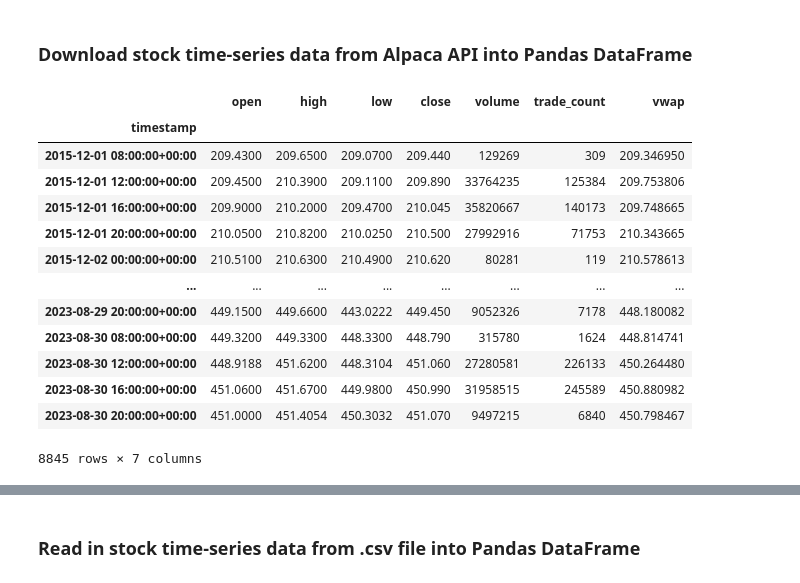
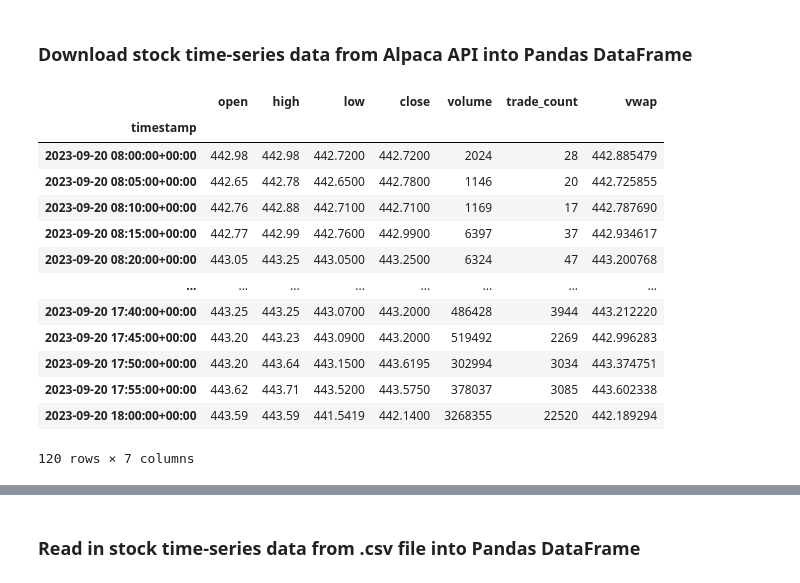
Before and after one commit to CincoCoding/Hyperspace-ML-Optimizer, a Jupyter notebook: notebook/HyperspaceMLOptimizer.ipynb, the cells around one changed output, grey strips where cells are left out. Cells and saved outputs as stored; diff of their text form; code cells hidden in the pictures.

```diff
--- a/notebook/HyperspaceMLOptimizer.ipynb
+++ b/notebook/HyperspaceMLOptimizer.ipynb
@@ -69,36 +84,36 @@ Intel(R) Extension for Scikit-learn* enabled (https://github.com/intel/scikit-le
 # %%
 # THE FOLLOWING IS TO REQUEST IN DATA USING THE ALPACA_API
 # API credentials
 API_KEY = 'PKD98H4EZF8YRDLUZ5I2'
 SECRET_KEY = 'b5ZbNnx35m3uaB6vRnrU7TLQlgEfDw0bKf1Y8Zsm'
 API_BASE_URL = "https://paper-api.alpaca.markets"
 
 # Create a connection to the API
 api = tradeapi.REST(API_KEY, SECRET_KEY, API_BASE_URL, api_version="v2")
 
 # Set the ticket symbol and the number of shares to buy
 ticker = "SPY"
 
 # Make API call
-signals_df = api.get_bars(ticker, "4hour", "2022-08-01", "2023-08-30", adjustment='raw').df
+signals_df = api.get_bars(ticker, "5min", start="2023-09-20").df
 
 # # Save the DataFrame with the date index
 # signals_df.to_csv('SPY_15min_time_series_df.csv')
 
 # create a seperate dataframe for signals
 signals_df
 # %% [output]
 |  | open | high | low | close | volume | trade_count | vwap |
 | timestamp |  |  |  |  |  |  |  |
-| 2015-12-01 08:00:00+00:00 | 209.4300 | 209.6500 | 209.0700 | 209.440 | 129269 | 309 | 209.346950 |
-| 2015-12-01 12:00:00+00:00 | 209.4500 | 210.3900 | 209.1100 | 209.890 | 33764235 | 125384 | 209.753806 |
-| 2015-12-01 16:00:00+00:00 | 209.9000 | 210.2000 | 209.4700 | 210.045 | 35820667 | 140173 | 209.748665 |
-| 2015-12-01 20:00:00+00:00 | 210.0500 | 210.8200 | 210.0250 | 210.500 | 27992916 | 71753 | 210.343665 |
-| 2015-12-02 00:00:00+00:00 | 210.5100 | 210.6300 | 210.4900 | 210.620 | 80281 | 119 | 210.578613 |
+| 2023-09-20 08:00:00+00:00 | 442.98 | 442.98 | 442.7200 | 442.7200 | 2024 | 28 | 442.885479 |
+| 2023-09-20 08:05:00+00:00 | 442.65 | 442.78 | 442.6500 | 442.7800 | 1146 | 20 | 442.725855 |
+| 2023-09-20 08:10:00+00:00 | 442.76 | 442.88 | 442.7100 | 442.7100 | 1169 | 17 | 442.787690 |
+| 2023-09-20 08:15:00+00:00 | 442.77 | 442.99 | 442.7600 | 442.9900 | 6397 | 37 | 442.934617 |
+| 2023-09-20 08:20:00+00:00 | 443.05 | 443.25 | 443.0500 | 443.2500 | 6324 | 47 | 443.200768 |
 | ... | ... | ... | ... | ... | ... | ... | ... |
-| 2023-08-29 20:00:00+00:00 | 449.1500 | 449.6600 | 443.0222 | 449.450 | 9052326 | 7178 | 448.180082 |
-| 2023-08-30 08:00:00+00:00 | 449.3200 | 449.3300 | 448.3300 | 448.790 | 315780 | 1624 | 448.814741 |
-| 2023-08-30 12:00:00+00:00 | 448.9188 | 451.6200 | 448.3104 | 451.060 | 27280581 | 226133 | 450.264480 |
-| 2023-08-30 16:00:00+00:00 | 451.0600 | 451.6700 | 449.9800 | 450.990 | 31958515 | 245589 | 450.880982 |
-| 2023-08-30 20:00:00+00:00 | 451.0000 | 451.4054 | 450.3032 | 451.070 | 9497215 | 6840 | 450.798467 |
+| 2023-09-20 17:40:00+00:00 | 443.25 | 443.25 | 443.0700 | 443.2000 | 486428 | 3944 | 443.212220 |
+| 2023-09-20 17:45:00+00:00 | 443.20 | 443.23 | 443.0900 | 443.2000 | 519492 | 2269 | 442.996283 |
+| 2023-09-20 17:50:00+00:00 | 443.20 | 443.64 | 443.1500 | 443.6195 | 302994 | 3034 | 443.374751 |
+| 2023-09-20 17:55:00+00:00 | 443.62 | 443.71 | 443.5200 | 443.5750 | 378037 | 3085 | 443.602338 |
+| 2023-09-20 18:00:00+00:00 | 443.59 | 443.59 | 441.5419 | 442.1400 | 3268355 | 22520 | 442.189294 |
-8845 rows × 7 columns
+120 rows × 7 columns
```
Also changed, not shown: parts of 11 cells of this notebook, 8 other files.
